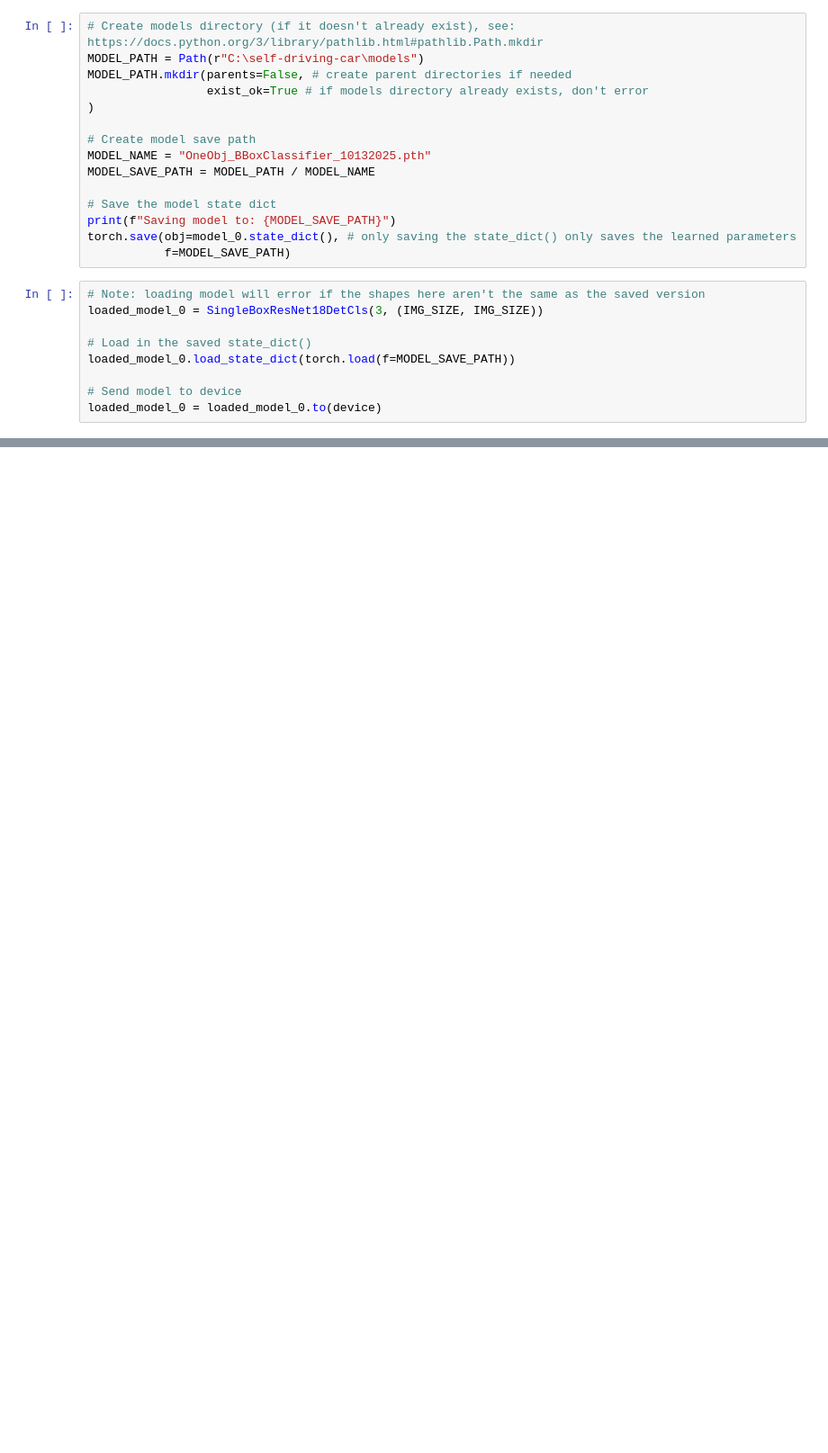
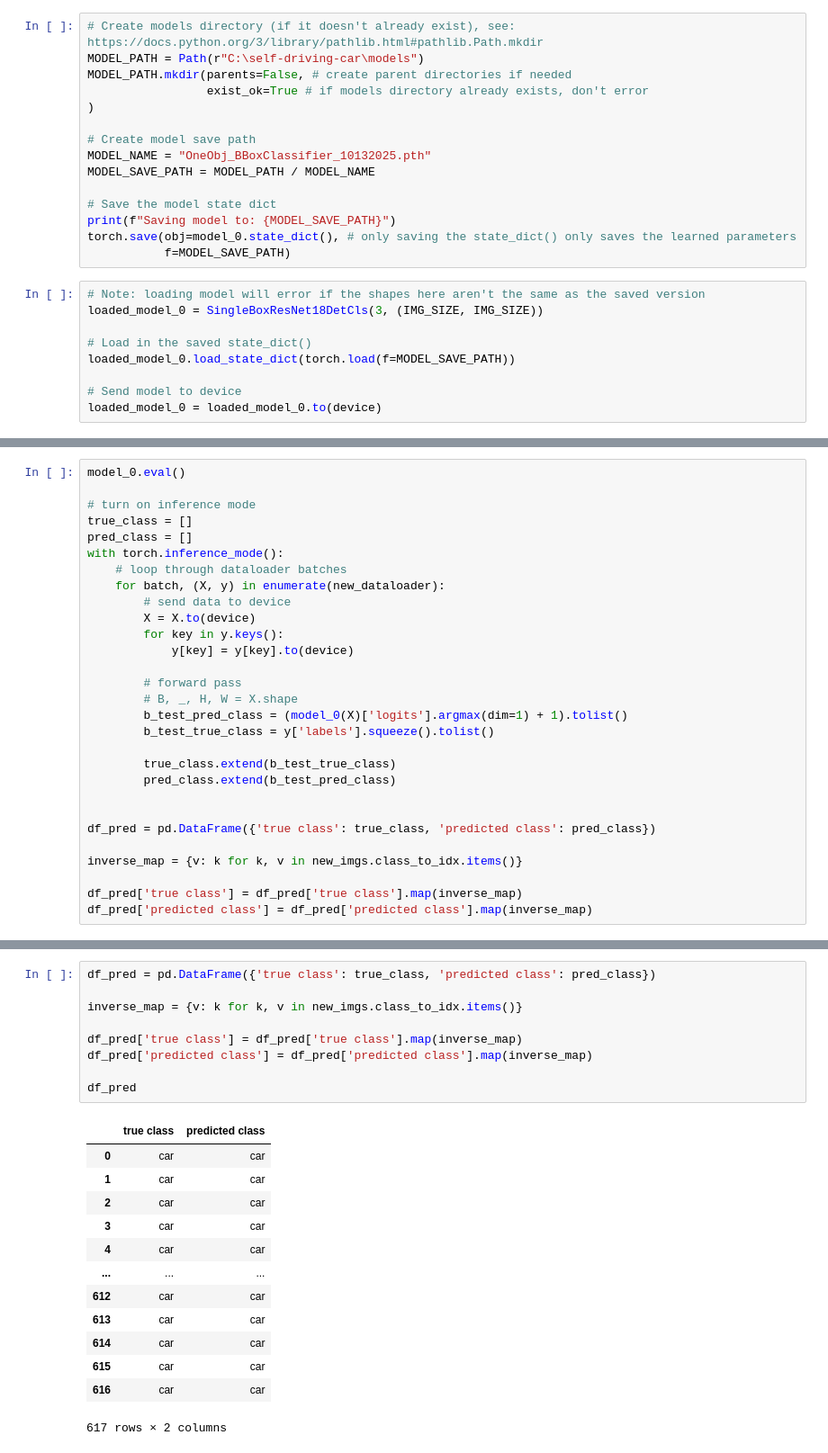
Before and after one commit to ElliotBlackstone/automotive-ssd-object-detection, a Jupyter notebook: ResNetBBoxAndClassifier_car.ipynb, the cells around one changed output, grey strips where cells are left out. Shown at 90% size. Saved outputs shown, nothing was run; the diff lists cells and outputs as text; blank space fills up the shorter version.

```diff
--- a/ResNetBBoxAndClassifier_car.ipynb
+++ b/ResNetBBoxAndClassifier_car.ipynb
@@ -586,0 +558,29 @@ show_with_box(test_set[new[1]['image_id']], color='r', label=False, pred_box=Tru
+# %%
+model_0.eval()
+
+# turn on inference mode
+true_class = []
+pred_class = []
+with torch.inference_mode():
+    # loop through dataloader batches
+    for batch, (X, y) in enumerate(new_dataloader):
+        # send data to device
+        X = X.to(device)
+        for key in y.keys():
+            y[key] = y[key].to(device)
+
+        # forward pass
+        # B, _, H, W = X.shape
+        b_test_pred_class = (model_0(X)['logits'].argmax(dim=1) + 1).tolist()
+        b_test_true_class = y['labels'].squeeze().tolist()
+
+        true_class.extend(b_test_true_class)
+        pred_class.extend(b_test_pred_class)
+
+
+df_pred = pd.DataFrame({'true class': true_class, 'predicted class': pred_class})
+
+inverse_map = {v: k for k, v in new_imgs.class_to_idx.items()}
+
+df_pred['true class'] = df_pred['true class'].map(inverse_map)
+df_pred['predicted class'] = df_pred['predicted class'].map(inverse_map)
@@ -586,0 +625,23 @@ show_with_box(test_set[new[1]['image_id']], color='r', label=False, pred_box=Tru
+# %%
+df_pred = pd.DataFrame({'true class': true_class, 'predicted class': pred_class})
+
+inverse_map = {v: k for k, v in new_imgs.class_to_idx.items()}
+
+df_pred['true class'] = df_pred['true class'].map(inverse_map)
+df_pred['predicted class'] = df_pred['predicted class'].map(inverse_map)
+
+df_pred
+# %% [output]
+|  | true class | predicted class |
+| 0 | car | car |
+| 1 | car | car |
+| 2 | car | car |
+| 3 | car | car |
+| 4 | car | car |
+| ... | ... | ... |
+| 612 | car | car |
+| 613 | car | car |
+| 614 | car | car |
+| 615 | car | car |
+| 616 | car | car |
+617 rows × 2 columns
```
Also changed, not shown: parts of 20 cells of this notebook, 1 other file.
